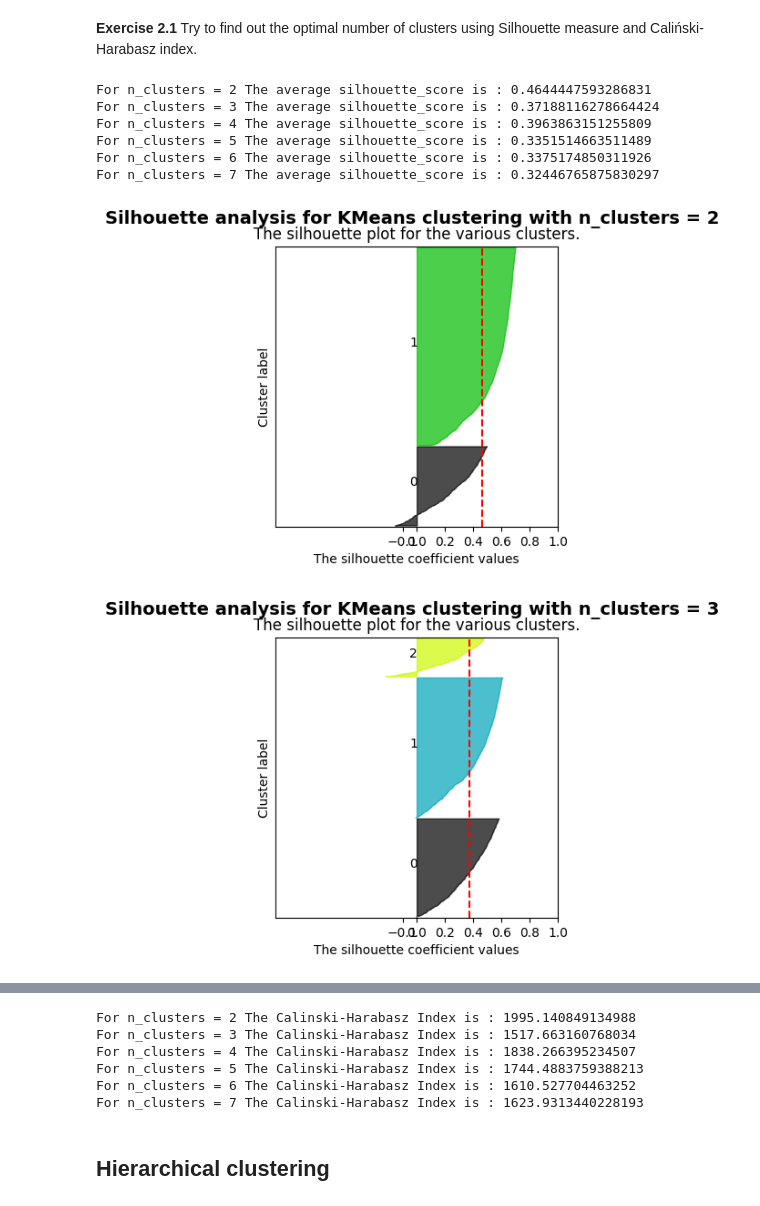
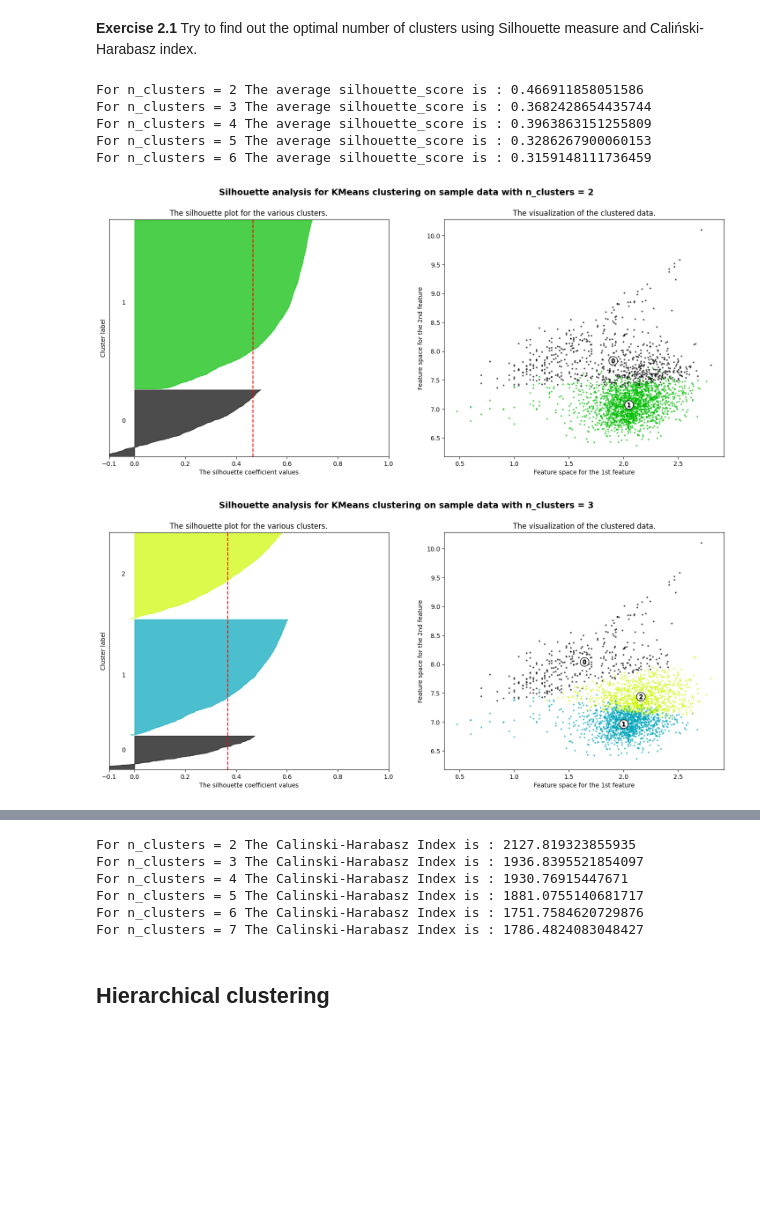
Before and after one commit to sylwia-sapkowska/intro-to-ml, a Jupyter notebook: 4_Clustering_student_version.ipynb, the cells around one changed output, grey strips where cells are left out. Saved outputs shown, nothing was run; the diff lists cells and outputs as text; code cells hidden in the pictures; blank space fills up the shorter version.

Commit message:
clustering exercises

```diff
--- a/4_Clustering_student_version.ipynb
+++ b/4_Clustering_student_version.ipynb
@@ -251,12 +423,12 @@ Can you see the differences between this and the previous k-means clustering?
 **Exercise 2.1** Try to find out the optimal number of clusters using Silhouette measure and Caliński-Harabasz index.
 # %%
 # Put your code here
+calc_silhouette_scores(three_features_log10)
 # %% [output]
-For n_clusters = 2 The average silhouette_score is : 0.4644447593286831
-For n_clusters = 3 The average silhouette_score is : 0.37188116278664424
+For n_clusters = 2 The average silhouette_score is : 0.466911858051586
+For n_clusters = 3 The average silhouette_score is : 0.3682428654435744
 For n_clusters = 4 The average silhouette_score is : 0.3963863151255809
-For n_clusters = 5 The average silhouette_score is : 0.3351514663511489
-For n_clusters = 6 The average silhouette_score is : 0.3375174850311926
-For n_clusters = 7 The average silhouette_score is : 0.32446765875830297
+For n_clusters = 5 The average silhouette_score is : 0.3286267900060153
+For n_clusters = 6 The average silhouette_score is : 0.3159148111736459
-[figure, old version]
+[figure, new version]
-[figure, old version]
+[figure, new version]
@@ -267,12 +438,13 @@ For n_clusters = 7 The average silhouette_score is : 0.32446765875830297
 # %%
 # Put your code here
+calc_calinski_harabasz_scores(three_features_log10)
 # %% [output]
-For n_clusters = 2 The Calinski-Harabasz Index is : 1995.140849134988
-For n_clusters = 3 The Calinski-Harabasz Index is : 1517.663160768034
-For n_clusters = 4 The Calinski-Harabasz Index is : 1838.266395234507
-For n_clusters = 5 The Calinski-Harabasz Index is : 1744.4883759388213
-For n_clusters = 6 The Calinski-Harabasz Index is : 1610.527704463252
-For n_clusters = 7 The Calinski-Harabasz Index is : 1623.9313440228193
+For n_clusters = 2 The Calinski-Harabasz Index is : 2127.819323855935
+For n_clusters = 3 The Calinski-Harabasz Index is : 1936.8395521854097
+For n_clusters = 4 The Calinski-Harabasz Index is : 1930.76915447671
+For n_clusters = 5 The Calinski-Harabasz Index is : 1881.0755140681717
+For n_clusters = 6 The Calinski-Harabasz Index is : 1751.7584620729876
+For n_clusters = 7 The Calinski-Harabasz Index is : 1786.4824083048427
 # %% [markdown]
 ## Hierarchical clustering
 # %% [markdown]
```
Also changed, not shown: parts of 17 cells of this notebook.
